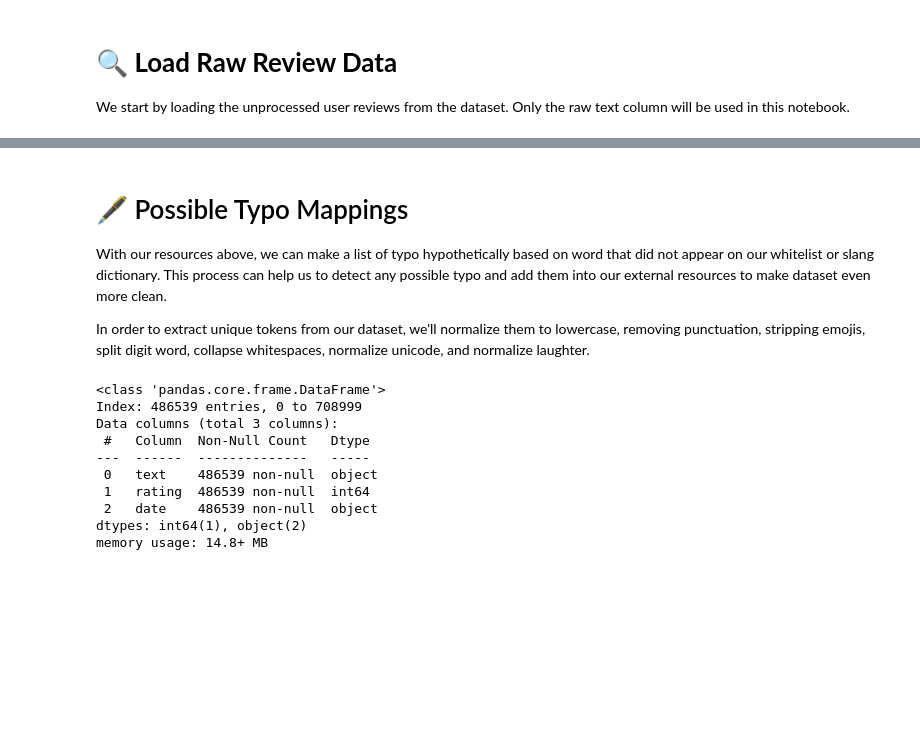
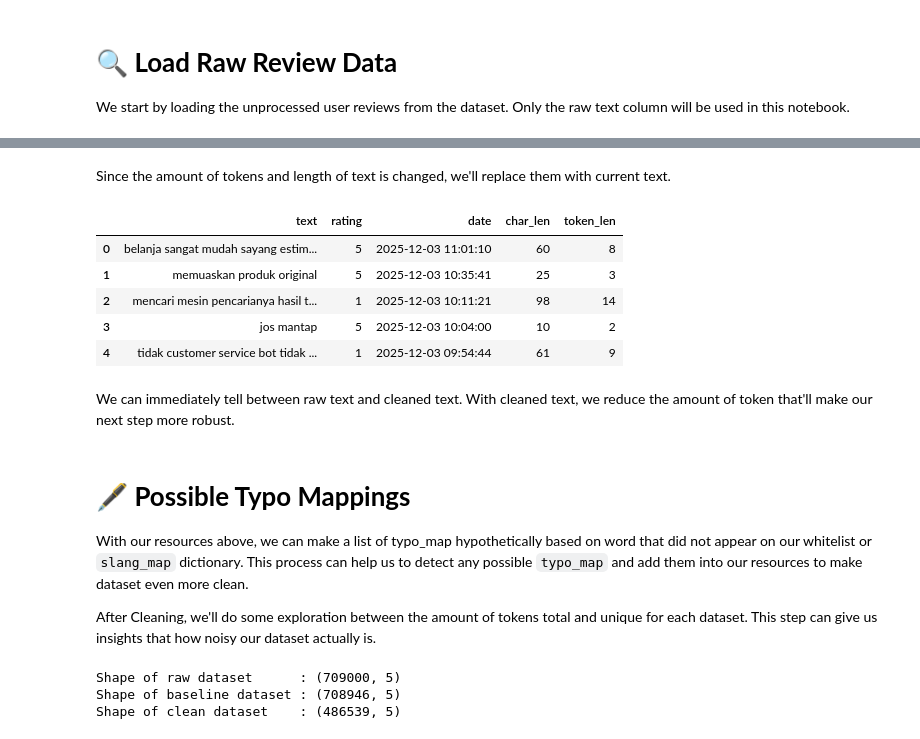
Before and after one commit to rafli-1729/tokopedia-user-reviews-insights, a Jupyter notebook: notebooks/01_cleaning.ipynb, the cells around one changed output, grey strips where cells are left out. Drawn from its saved outputs; the diff is of its cells as text; code cells hidden in the pictures; blank space fills up the shorter version.

```diff
--- a/notebooks/01_cleaning.ipynb
+++ b/notebooks/01_cleaning.ipynb
@@ -286,0 +274,2 @@ Whitelist filtered: 2304
+# %%
+df.drop(columns=['baseline_text'], inplace=True)
@@ -286,0 +280,33 @@ Whitelist filtered: 2304
+# %%
+df['clean_text'] = df['text'].progress_apply(
+    lambda sentence: cleaner.explain(sentence, verbose=False)
+)
+# %% [markdown]
+Since the amount of tokens and length of text is changed, we'll replace them with current text.
+# %%
+# Full Cleaning
+df_clean = df[['clean_text', 'rating', 'date']]
+df_clean.columns = ['text', 'rating', 'date']
+
+# Additional features
+df_clean["char_len"] = df_clean["text"].str.len()
+df_clean["token_len"] = df_clean["text"].str.split().apply(len)
+
+df_clean['text'] = df_clean['text'].astype(str).str.strip()
+df_clean = df_clean[df_clean['text'] != ""]
+
+df_clean.to_csv('../data/clean/review.csv', index=False)
+with open("../data/clean/all_reviews.txt", "w", encoding="utf-8") as f:
+    for line in df_clean.text.astype(str):
+        f.write(line.replace("\n", " ") + "\n")
+# %%
+df_clean.head()
+# %% [output]
+|  | text | rating | date | char_len | token_len |
+| 0 | belanja sangat mudah sayang estim... | 5 | 2025-12-03 11:01:10 | 60 | 8 |
+| 1 | memuaskan produk original | 5 | 2025-12-03 10:35:41 | 25 | 3 |
+| 2 | mencari mesin pencarianya hasil t... | 1 | 2025-12-03 10:11:21 | 98 | 14 |
+| 3 | jos mantap | 5 | 2025-12-03 10:04:00 | 10 | 2 |
+| 4 | tidak customer service bot tidak ... | 1 | 2025-12-03 09:54:44 | 61 | 9 |
+# %% [markdown]
+We can immediately tell between raw text and cleaned text. With cleaned text, we reduce the amount of token that'll make our next step more robust.
@@ -287,21 +315,16 @@ Whitelist filtered: 2304
 # %% [markdown]
-# 🖋️ Possible Typo Mappings
+# 🖋️ **Possible Typo Mappings**
 
-With our resources above, we can make a list of typo hypothetically based on word that did not appear on our whitelist or slang dictionary. This process can help us to detect any possible typo and add them into our external resources to make dataset even more clean.
+With our resources above, we can make a list of typo_map hypothetically based on word that did not appear on our whitelist or `slang_map` dictionary. This process can help us to detect any possible `typo_map` and add them into our resources to make dataset even more clean.
 
-In order to extract unique tokens from our dataset, we'll normalize them to lowercase, removing punctuation, stripping emojis, split digit word, collapse whitespaces, normalize unicode, and normalize laughter.
+After Cleaning, we'll do some exploration between the amount of tokens total and unique for each dataset. This step can give us insights that how noisy our dataset actually is.
 # %%
-df_clean.info()
+print('Shape of raw dataset      :', df.shape)
+print('Shape of baseline dataset :', df_baseline.shape)
+print('Shape of clean dataset    :', df_clean.shape)
 # %% [output]
-<class 'pandas.core.frame.DataFrame'>
-Index: 486539 entries, 0 to 708999
-Data columns (total 3 columns):
- #   Column  Non-Null Count   Dtype
----  ------  --------------   -----
- 0   text    486539 non-null  object
- 1   rating  486539 non-null  int64
- 2   date    486539 non-null  object
-dtypes: int64(1), object(2)
-memory usage: 14.8+ MB
+Shape of raw dataset      : (709000, 5)
+Shape of baseline dataset : (708946, 5)
+Shape of clean dataset    : (486539, 5)
 # %%
 tokens_raw = [
```
Also changed, not shown: parts of 35 cells of this notebook, 2 other files.
